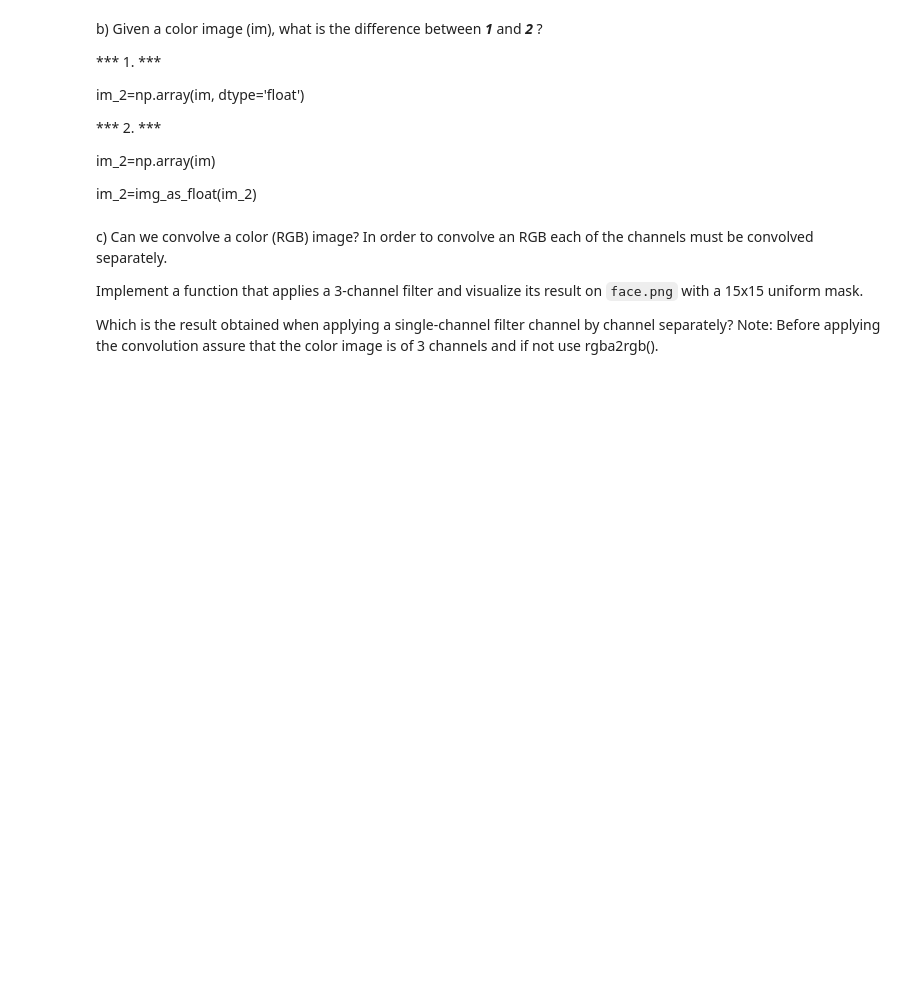
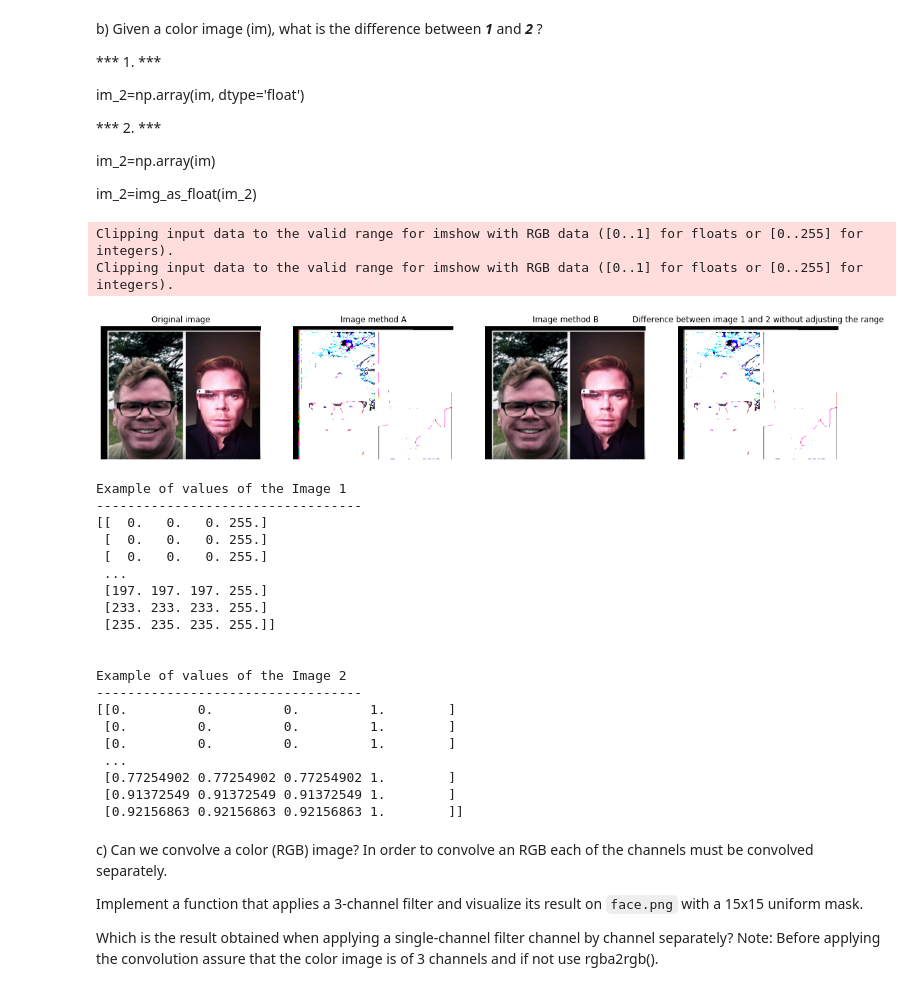
Before and after one commit to laurentiuNedelcu/va-laboratori, a Jupyter notebook: p2/p2/p2_2020-2021.ipynb, the cells around one changed output. Cells and saved outputs as stored; diff of their text form; code cells hidden in the pictures; blank space fills up the shorter version.

```diff
--- a/p2/p2/p2_2020-2021.ipynb
+++ b/p2/p2/p2_2020-2021.ipynb
@@ -301,3 +305,56 @@ im_2=img_as_float(im_2)
+# %%
+# Colored image, we are using the image of the previous exercise since is not specified
+img = io.imread("images/face.png")
+
+# We change the type of the values from int to float, so the values are from 0. to 255.
+im_1 = np.array(img, dtype='float')
+
+# If we wanted to put it in the range of values 0 to 1 we need to divide this values by 255
+# im_1 /= 255
+
+# In this case the values are converted to float but the range is 0 to 1.
+im_2 = np.array(img)
+im_2 = img_as_float(im_2)
+
+# difference without changing range values
+dif = im_1 - im_2
+
+plot_in_order(images=[img, im_1, im_2, dif],
+              titles=["Original image", "Image method A", "Image method B",
+                      "Difference between image 1 and 2 without adjusting the range"],
+        gray=[True, True, True, True], rows=1, cols=4)
+
+print("Example of values of the Image 1")
+print("----------------------------------")
+print(im_1[22])
+
+print("\n\nExample of values of the Image 2")
+print("----------------------------------")
+print(im_2[22])
+# %% [output]
+Clipping input data to the valid range for imshow with RGB data ([0..1] for floats or [0..255] for integers).
+Clipping input data to the valid range for imshow with RGB data ([0..1] for floats or [0..255] for integers).
+[figure, added]
+Example of values of the Image 1
+----------------------------------
+[[  0.   0.   0. 255.]
+ [  0.   0.   0. 255.]
+ [  0.   0.   0. 255.]
+ ...
+ [197. 197. 197. 255.]
+ [233. 233. 233. 255.]
+ [235. 235. 235. 255.]]
+
+
+Example of values of the Image 2
+----------------------------------
+[[0.         0.         0.         1.        ]
+ [0.         0.         0.         1.        ]
+ [0.         0.         0.         1.        ]
+ ...
+ [0.77254902 0.77254902 0.77254902 1.        ]
+ [0.91372549 0.91372549 0.91372549 1.        ]
+ [0.92156863 0.92156863 0.92156863 1.        ]]
 # %% [markdown]
 c) Can we convolve a color (RGB) image? In order to convolve an RGB each of the channels must be convolved separately.
 
```
Also changed, not shown: parts of 19 cells of this notebook, 1 other file.
